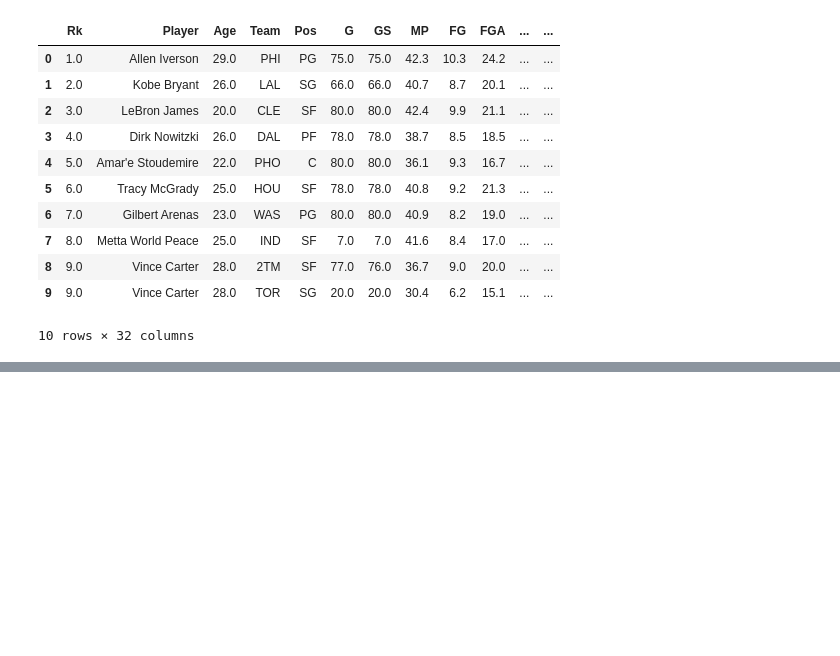
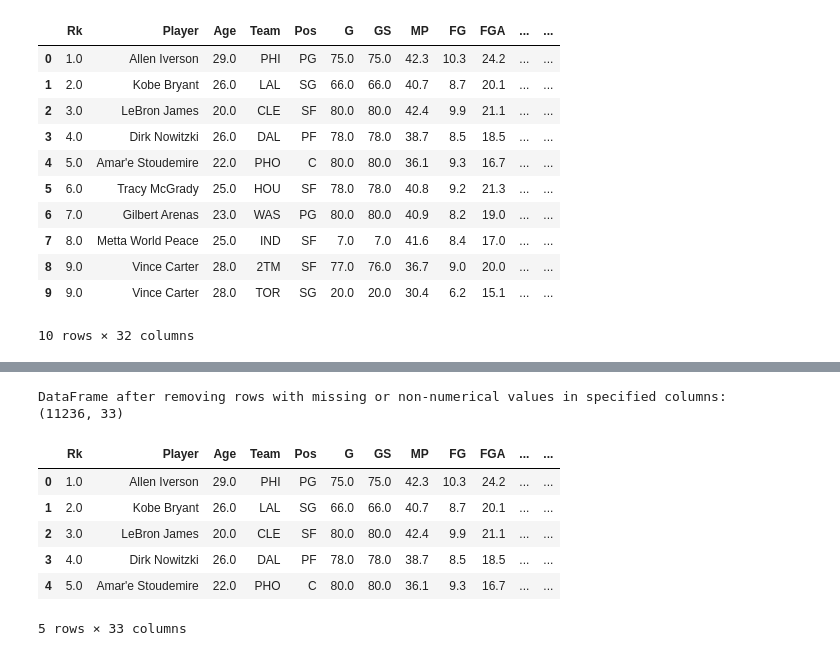
Before and after one commit to maadmaaax/Project_NBA_GroupM, a Jupyter notebook: Analyse_Principale.ipynb, the cells around one changed output, grey strips where cells are left out. Saved outputs shown, nothing was run; the diff lists cells and outputs as text; code cells hidden in the pictures; blank space fills up the shorter version.

```diff
--- a/Analyse_Principale.ipynb
+++ b/Analyse_Principale.ipynb
@@ -154,0 +194,27 @@ rs2005.head(10)
+# %%
+# Remove the row where 'Rk' is 'League Average'
+nbas_data_full = nbas_data_full[nbas_data_full['Rk'] != 'League Average'].copy()
+
+# List of columns that should be numerical (excluding Player, Team, Pos, Awards, Player-additional)
+numerical_cols = ['Rk', 'Age', 'G', 'GS', 'MP', 'FG', 'FGA', 'FG%', '3P', '3PA', '3P%', '2P', '2PA', '2P%', 'eFG%', 'FT', 'FTA', 'FT%', 'ORB', 'DRB', 'TRB', 'AST', 'STL', 'BLK', 'TOV', 'PF', 'PTS']
+
+# Convert numerical columns to numeric, coercing errors to NaN
+for col in numerical_cols:
+    nbas_data_full[col] = pd.to_numeric(nbas_data_full[col], errors='coerce')
+
+# Drop rows with NaN values in the numerical columns
+nbas_data_full.dropna(subset=numerical_cols, inplace=True)
+
+print("DataFrame after removing rows with missing or non-numerical values in specified columns:")
+print(nbas_data_full.shape)
+display(nbas_data_full.head())
+# %% [output]
+DataFrame after removing rows with missing or non-numerical values in specified columns:
+(11236, 33)
+|  | Rk | Player | Age | Team | Pos | G | GS | MP | FG | FGA | ... | ... |
+| 0 | 1.0 | Allen Iverson | 29.0 | PHI | PG | 75.0 | 75.0 | 42.3 | 10.3 | 24.2 | ... | ... |
+| 1 | 2.0 | Kobe Bryant | 26.0 | LAL | SG | 66.0 | 66.0 | 40.7 | 8.7 | 20.1 | ... | ... |
+| 2 | 3.0 | LeBron James | 20.0 | CLE | SF | 80.0 | 80.0 | 42.4 | 9.9 | 21.1 | ... | ... |
+| 3 | 4.0 | Dirk Nowitzki | 26.0 | DAL | PF | 78.0 | 78.0 | 38.7 | 8.5 | 18.5 | ... | ... |
+| 4 | 5.0 | Amar'e Stoudemire | 22.0 | PHO | C | 80.0 | 80.0 | 36.1 | 9.3 | 16.7 | ... | ... |
+5 rows × 33 columns
```
Also changed, not shown: parts of 6 cells of this notebook.
